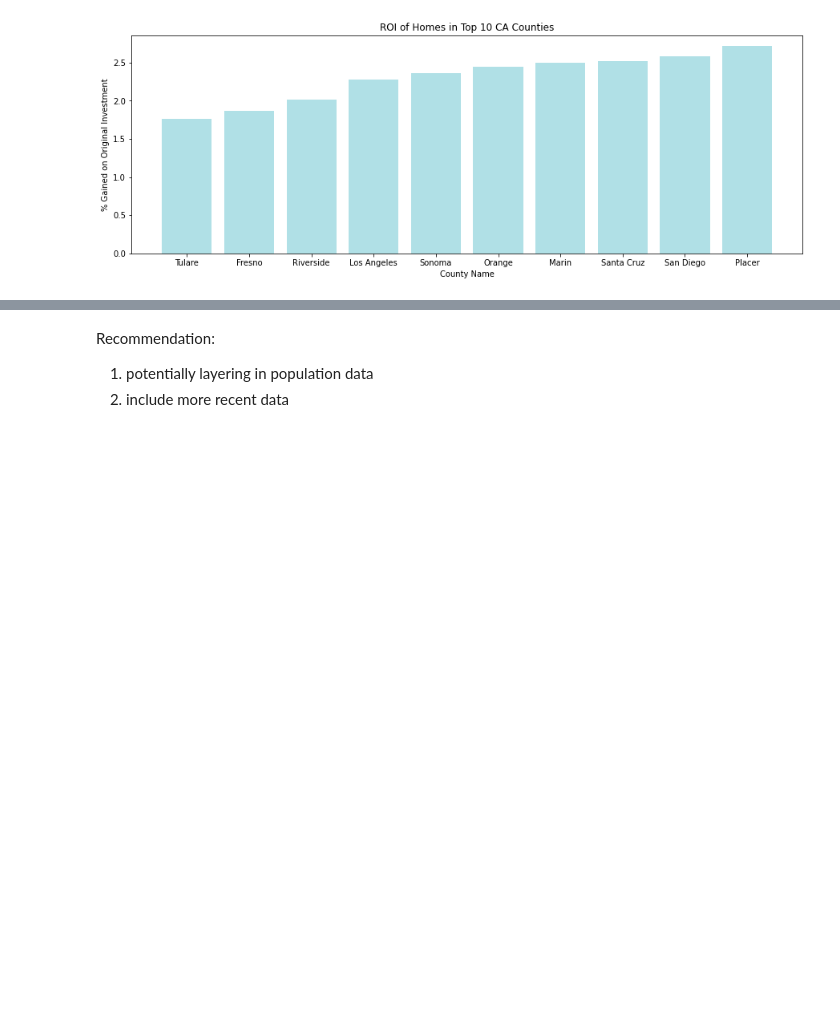
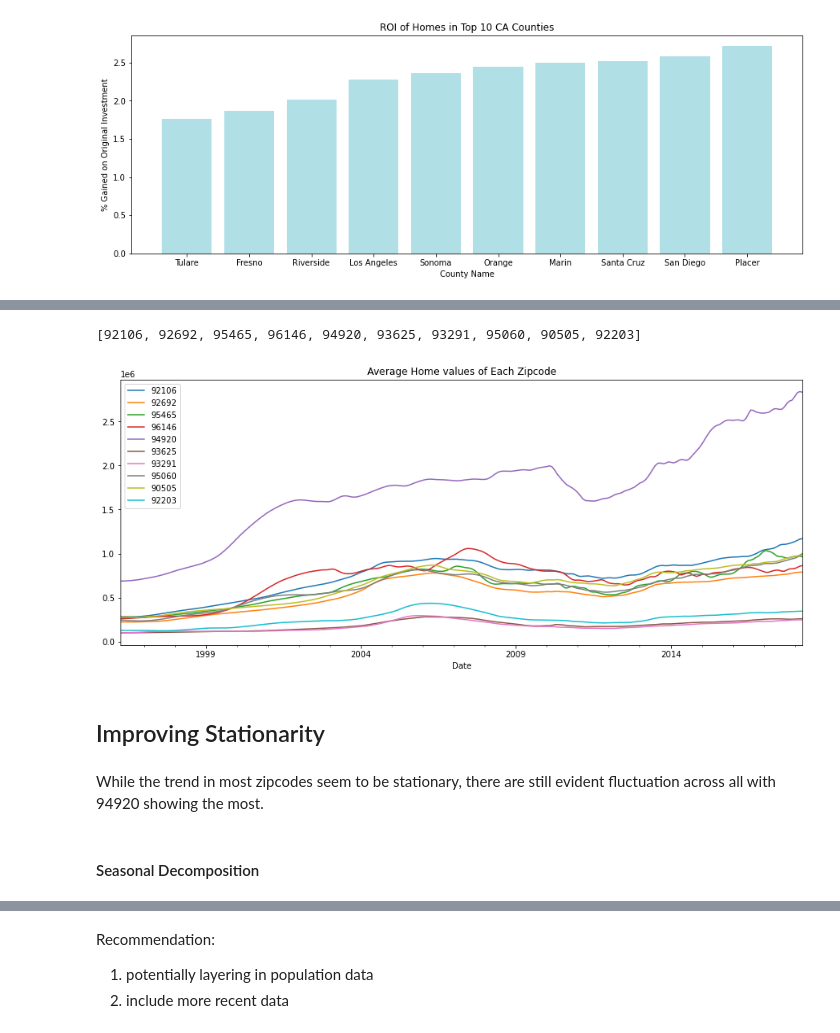
Before and after one commit to jennifernha/Zillow-Time-Series, a Jupyter notebook: Zillow Time Series Analysis.ipynb, the cells around one changed output, grey strips where cells are left out. Drawn from its saved outputs; the diff is of its cells as text; code cells hidden in the pictures; blank space fills up the shorter version.

Commit message:
add Stationarity Check

```diff
--- a/Zillow Time Series Analysis.ipynb
+++ b/Zillow Time Series Analysis.ipynb
@@ -302,11 +297,11 @@ Name: ROI, dtype: float64
 print(df_ca.CV.describe())
 
 #Get the 10 counties with highest ROIs within the firms risk profile. top 30%
-limit_cv = df_ca.CV.quantile(.3)
-print(f'\nCV upper limit: {limit_cv}')
-top10_nr = df_ca[df_ca['CV']<=limit_cv].sort_values('ROI', axis=0, ascending=False)
+thresh_cv = df_ca.CV.quantile(.3)
+print(f'\nCV upper threshold: {thresh_cv}')
+top10_nr = df_ca[df_ca['CV']<=thresh_cv].sort_values('ROI', axis=0, ascending=False)
 
-#find out the top 10 couties with highest ROI
+#find out the top 10 couties with highest ROI (without risk factor)
 county_grouped = top10_nr.groupby('CountyName').sum()['ROI']
 county_grouped.sort_values(ascending=False)[:10]
 # %% [output]
@@ -433,0 +426,26 @@ plt.show()
+# %%
+#save data on each of the 10 zip codes
+zip_92106 = melted_df[melted_df.ZipCode == '92106']
+zip_92692 = melted_df[melted_df.ZipCode == '92692']
+zip_95465 = melted_df[melted_df.ZipCode == '95465']
+zip_96146 = melted_df[melted_df.ZipCode == '96146']
+zip_94920 = melted_df[melted_df.ZipCode == '94920']
+zip_93625 = melted_df[melted_df.ZipCode == '93625']
+zip_93291 = melted_df[melted_df.ZipCode == '93291']
+zip_95060 = melted_df[melted_df.ZipCode == '95060']
+zip_90505 = melted_df[melted_df.ZipCode == '90505']
+zip_92203 = melted_df[melted_df.ZipCode == '92203']
+# %%
+#Create a dataframe for the top10 zipcodes
+zip_df = pd.DataFrame()
+zip_df = zip_df.append(zip_92106)
+zip_df = zip_df.append(zip_92692)
+zip_df = zip_df.append(zip_95465)
+zip_df = zip_df.append(zip_96146)
+zip_df = zip_df.append(zip_94920)
+zip_df = zip_df.append(zip_93625)
+zip_df = zip_df.append(zip_93291)
+zip_df = zip_df.append(zip_95060)
+zip_df = zip_df.append(zip_90505)
+zip_df = zip_df.append(zip_92203)
+zip_df.head()
@@ -433,0 +460,23 @@ plt.show()
+# %%
+ziplist
+# %% [output]
+[92106, 92692, 95465, 96146, 94920, 93625, 93291, 95060, 90505, 92203]
+# %%
+zip_ts = []
+for zc in zip_df.ZipCode.unique():
+    #Create separate dataframes for each zipcode with a monthly frequency.
+    top10_zip = zip_df[zip_df['ZipCode']==zc]
+    zip_ts.append(top10_zip)
+# %%
+for i in range(10):
+    zip_ts[i].value.plot(label=zip_ts[i].ZipCode[0],figsize=(15,6))
+    plt.title('Average Home values of Each Zipcode')
+    plt.legend()
+# %% [output]
+[figure, added]
+# %% [markdown]
+## Improving Stationarity
+# %% [markdown]
+While the trend in most zipcodes seem to be stationary, there are still evident fluctuation across all with 94920 showing the most.
+# %% [markdown]
+#### Seasonal Decomposition
```
Also changed, not shown: parts of 34 cells of this notebook.
